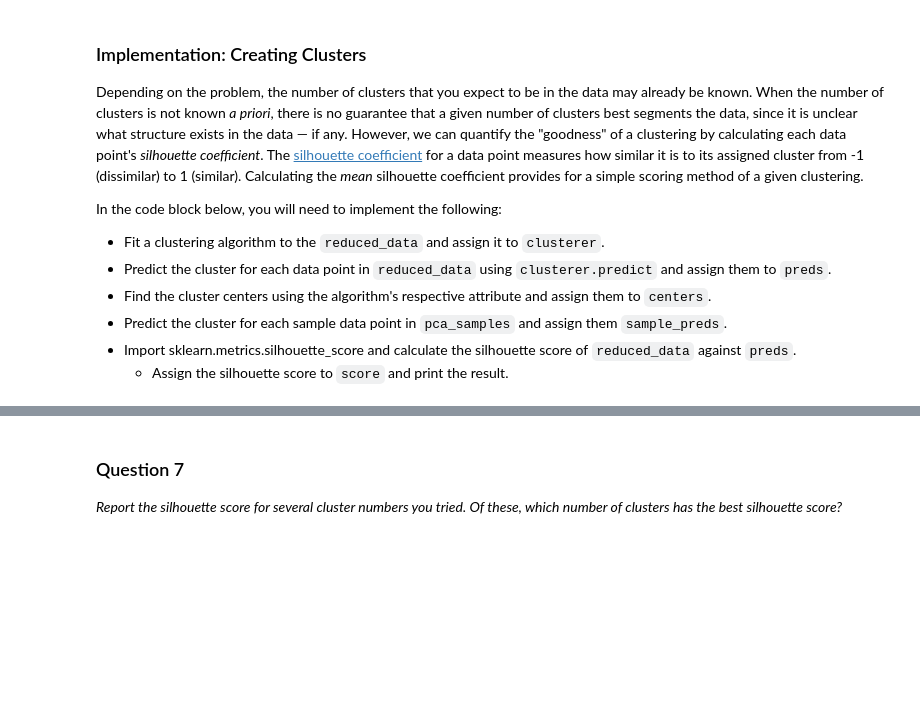
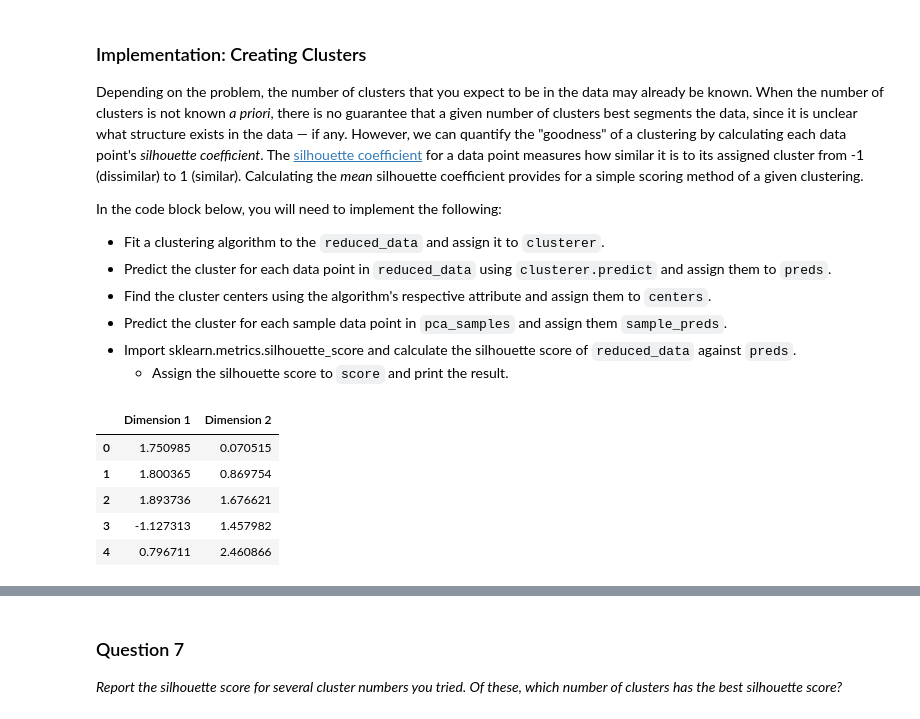
Before and after one commit to omoju/creatingCustomerSegments, a Jupyter notebook: customerSegments.ipynb, the cells around one changed output, grey strips where cells are left out. Saved outputs shown, nothing was run; the diff lists cells and outputs as text; code cells hidden in the pictures; blank space fills up the shorter version.

```diff
--- a/customerSegments.ipynb
+++ b/customerSegments.ipynb
@@ -345,13 +330,14 @@ In the code block below, you will need to implement the following:
  - Apply a PCA transformation of the sample log-data `log_samples` using `pca.transform`, and assign the results to `pca_samples`.
 # %%
 # TODO: Apply PCA by fitting the good data with only two dimensions
-pca = None
+pca = PCA(n_components=2)
+pca.fit(good_data)
 
 # TODO: Transform the good data using the PCA fit above
-reduced_data = None
+reduced_data = pca.transform(good_data)
 
 # TODO: Transform the sample log-data using the PCA fit above
-pca_samples = None
+pca_samples = pca.transform(log_samples)
 
 # Create a DataFrame for the reduced data
 reduced_data = pd.DataFrame(reduced_data, columns = ['Dimension 1', 'Dimension 2'])
@@ -381,5 +372,14 @@ In the code block below, you will need to implement the following:
  - Predict the cluster for each sample data point in `pca_samples` and assign them `sample_preds`.
  - Import sklearn.metrics.silhouette_score and calculate the silhouette score of `reduced_data` against `preds`.
    - Assign the silhouette score to `score` and print the result.
+# %%
+reduced_data.head()
+# %% [output]
+|  | Dimension 1 | Dimension 2 |
+| 0 | 1.750985 | 0.070515 |
+| 1 | 1.800365 | 0.869754 |
+| 2 | 1.893736 | 1.676621 |
+| 3 | -1.127313 | 1.457982 |
+| 4 | 0.796711 | 2.460866 |
 # %%
 # TODO: Apply your clustering algorithm of choice to the reduced data
```
Also changed, not shown: parts of 9 cells of this notebook.
